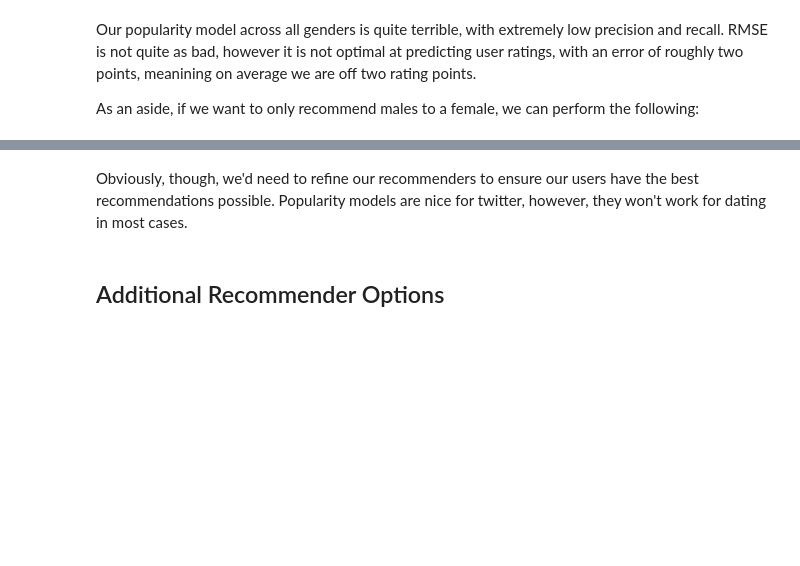
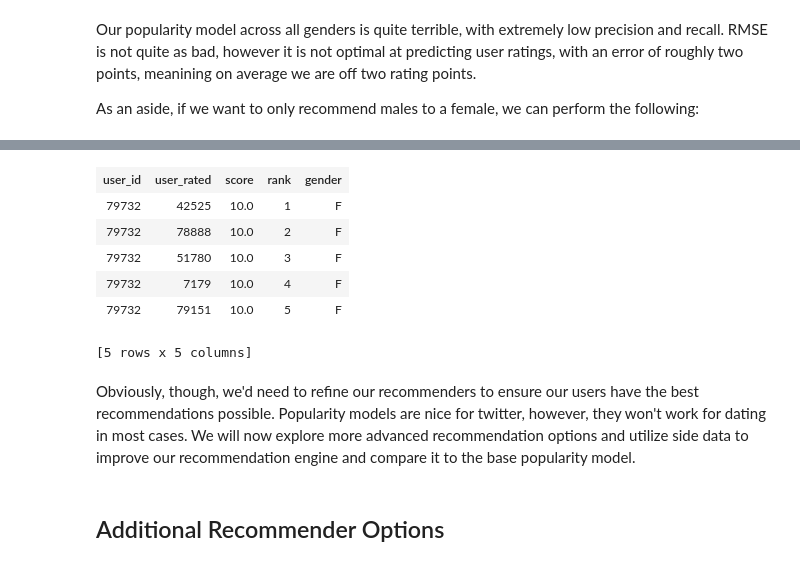
Before and after one commit to mg826/Data_Mining, a Jupyter notebook: Lab3_Dating_Recommender/Lab3_Recommender_Systems_Nichols_Matsunami_Smith.ipynb, the cells around one changed output, grey strips where cells are left out. Cells and saved outputs as stored; diff of their text form; code cells hidden in the pictures; blank space fills up the shorter version.

```diff
--- a/Lab3_Dating_Recommender/Lab3_Recommender_Systems_Nichols_Matsunami_Smith.ipynb
+++ b/Lab3_Dating_Recommender/Lab3_Recommender_Systems_Nichols_Matsunami_Smith.ipynb
@@ -197,5 +236,17 @@ pop.recommend(user_list[1:2], items=genders_m, k=5).join(genders).join(genders,o
+# %%
+# or known females to a male
+genders_f = genders[genders['gender']=='F']['user_id']
+pop.recommend(user_list[0:1], items=genders_f, k=5).join(user_genders).sort('rank')
+# %% [output]
+| user_id | user_rated | score | rank | gender |
+| 79732 | 42525 | 10.0 | 1 | F |
+| 79732 | 78888 | 10.0 | 2 | F |
+| 79732 | 51780 | 10.0 | 3 | F |
+| 79732 | 7179 | 10.0 | 4 | F |
+| 79732 | 79151 | 10.0 | 5 | F |
+[5 rows x 5 columns]
 # %% [markdown]
-Obviously, though, we'd need to refine our recommenders to ensure our users have the best recommendations possible. Popularity models are nice for twitter, however, they won't work for dating in most cases.
+Obviously, though, we'd need to refine our recommenders to ensure our users have the best recommendations possible. Popularity models are nice for twitter, however, they won't work for dating in most cases. We will now explore more advanced recommendation options and utilize side data to improve our recommendation engine and compare it to the base popularity model.
 # %% [markdown]
 ## Additional Recommender Options
 # %% [markdown]
```
Also changed, not shown: parts of 22 cells of this notebook.
